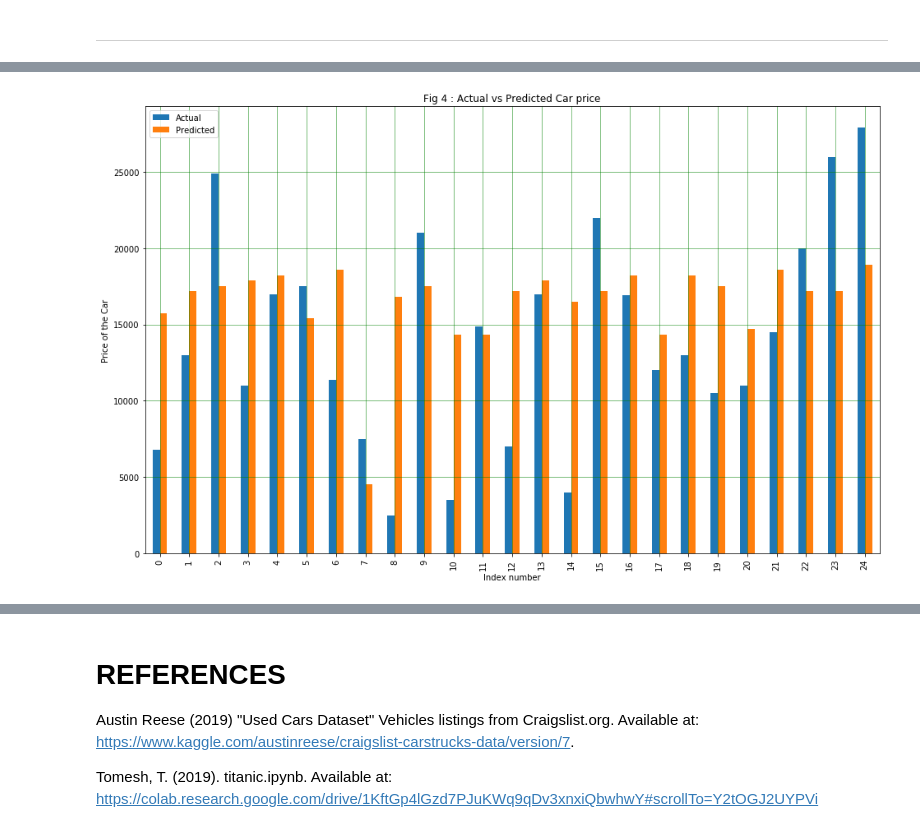
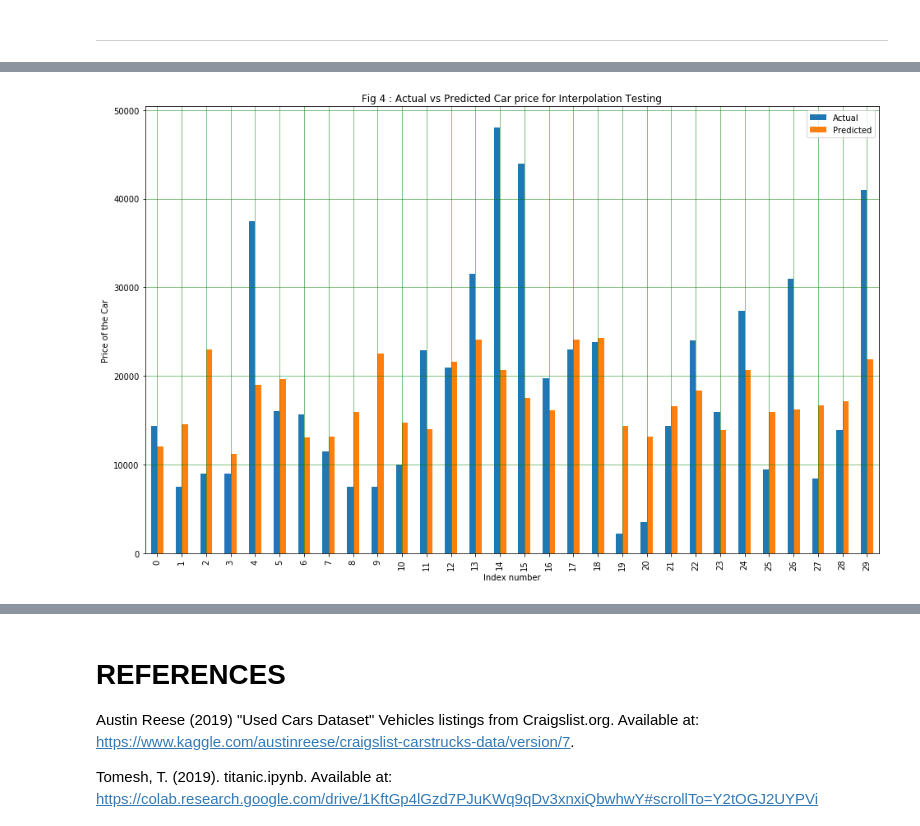
Before and after one commit to jashanmalhi/Data-Analysis, a Jupyter notebook: Used_Cars_Data_Modelling.ipynb, the cells around one changed output, grey strips where cells are left out. Cells and saved outputs as stored; diff of their text form; code cells hidden in the pictures.

```diff
--- a/Used_Cars_Data_Modelling.ipynb
+++ b/Used_Cars_Data_Modelling.ipynb
@@ -106,7 +118,6 @@ Text(0.5, 1.0, 'Fig 1 : Car price vs count of listings for that price')
 # %%
 #taking only required columns in variables
 
-data = ledger
 odoyear = data[['year', 'odometer']]
 price = data['price']
 
@@ -114,6 +125,10 @@ X_train, X_test, y_train, y_test = train_test_split(price, odoyear, test_size=0.
 
 price_val = X_train
 year_odo = y_train
+
+price_test= X_test
+yearodo_test = y_test
+
 x_odometer = year_odo.drop(['year'],axis=1)
 x_year = year_odo.drop(['odometer'],axis=1)
 # %%
@@ -135,3 +148,8 @@ Implementing the Linear regression and calculating the R squared  value for comp
+# %%
+#Creating principal component DataFrame for the interpolation testing
+principalComponentstest = pca.fit_transform(yearodo_test)
+principalDf_test = pd.DataFrame(data = principalComponentstest,
+                          columns = ['principal component test', ])
 # %% [markdown]
 Implementing the Ridge regression and calculating the R squared  value for comparison
 # %%
@@ -255,9 +275,9 @@ The R squared values for the linear regression and other important information i
 # %%
-lin_reg = LinearRegression()
+lin_reg_odo = LinearRegression()
 
-lin_reg.fit(x_odometer, price_val)
+lin_reg_odo.fit(x_odometer, price_val)
 
-price_predicted = lin_reg.predict(x_odometer)
+price_predicted_odo = lin_reg_odo.predict(x_odometer)
 
 # plotting values
 plt.figure(figsize=(15,6))
@@ -267,6 +287,6 @@ plt.xlabel('Price')
 plt.ylabel('Odometer')
 plt.title("Fig 3 : Car price vs the Odometer value")
 # predicted values
-plt.plot( price_predicted, x_odometer, color='r')
+plt.plot( price_predicted_odo, x_odometer, color='r')
 plt.show()
 # %% [output]
@@ -274,9 +294,9 @@ plt.show()
 # %%
-lin_reg = LinearRegression()
+lin_reg_year = LinearRegression()
 
-lin_reg.fit(x_year, price_val)
+lin_reg_year.fit(x_year, price_val)
 
-price_predicted = lin_reg.predict(x_year)
+price_predicted_year = lin_reg_year.predict(x_year)
 
 # plotting values
 plt.figure(figsize=(15,6))
@@ -287,6 +307,6 @@ plt.xlabel('Price')
 plt.ylabel('Year')
 plt.title("Fig 4 : Car price vs Year of manufacture")
 # predicted values
-plt.plot( price_predicted,x_year, color='r')
+plt.plot( price_predicted_year,x_year, color='r')
 plt.show()
 # %% [output]
@@ -303,14 +332,17 @@ The model
 # %%
-# plotting the actual vs predicted prices
-df = pd.DataFrame({'Actual': price_val, 'Predicted': price_predicted})
+#using the 20% of teh data set values for interpolation testing
+price_predicted_test = lin_reg.predict(principalDf_test)
+
+# plotting the actual vs predicted prices for Interpolation
+df = pd.DataFrame({'Actual': price_test, 'Predicted': price_predicted_test})
 df = df.reset_index(drop=True)
-df1 = df.head(25)
+df1 = df.head(30)
 df1.plot(kind='bar',figsize=(16,10))
 plt.grid(which='major', linestyle='-', linewidth='0.5', color='green')
 plt.grid(which='minor', linestyle=':', linewidth='0.5', color='black')
 plt.xlabel('Index number')
 plt.ylabel('Price of the Car')
-plt.title("Fig 4 : Actual vs Predicted Car price")
+plt.title("Fig 4 : Actual vs Predicted Car price for Interpolation Testing")
 plt.show()
 # %% [output]
-[figure, old version]
+[figure, new version]
```
Also changed, not shown: parts of 19 cells of this notebook.
